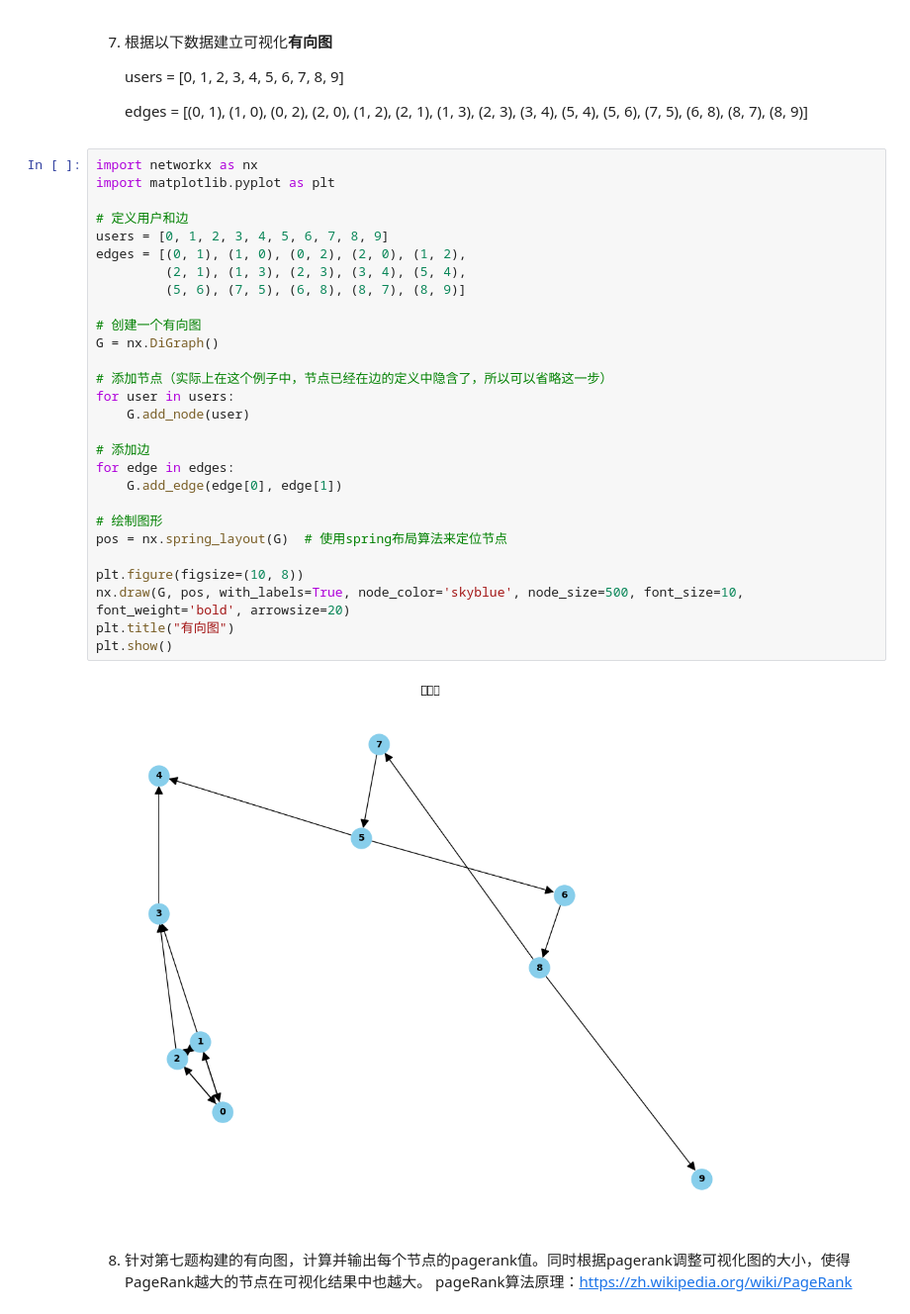
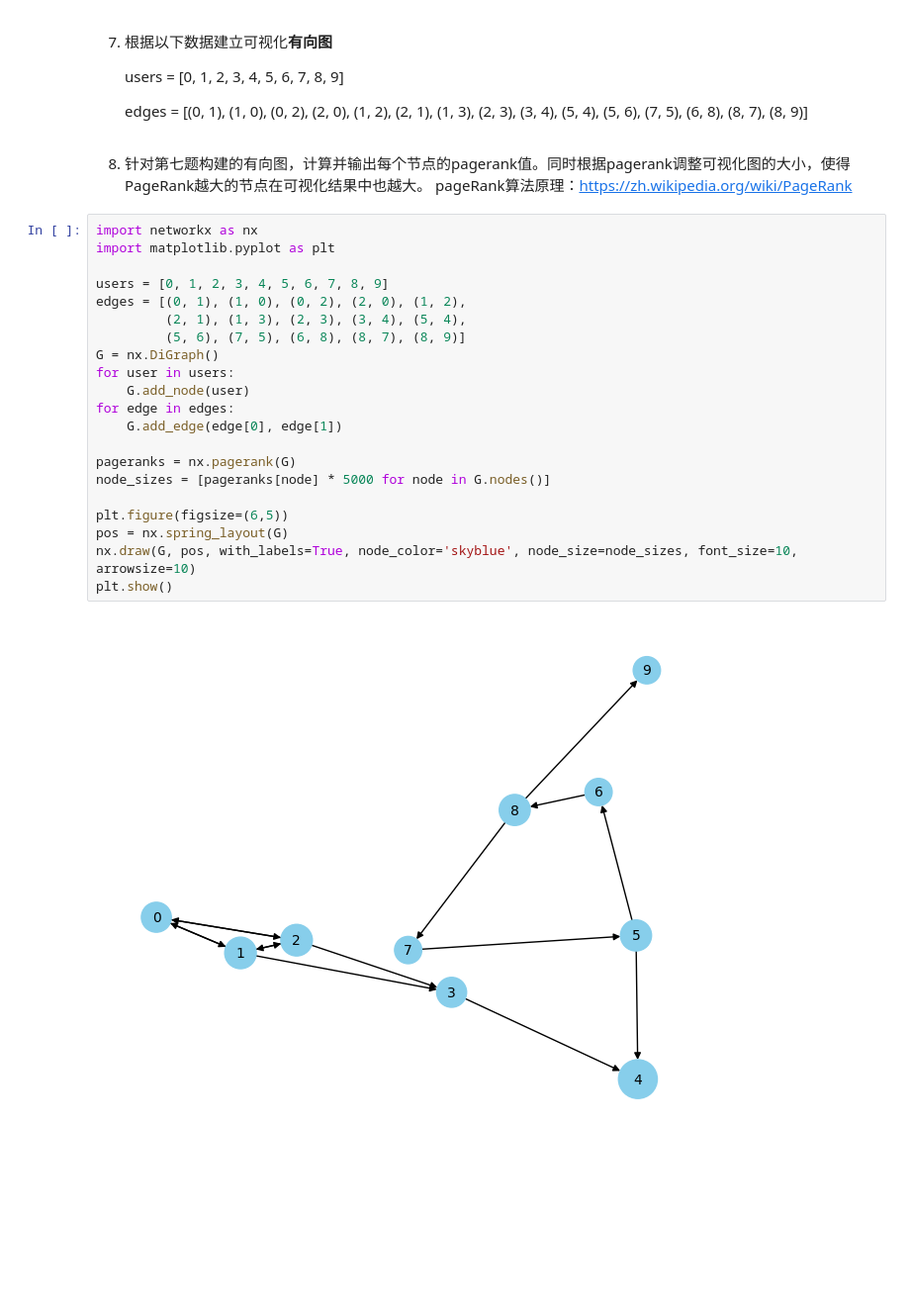
Before and after one commit to bouncekk/HomeWork, a Jupyter notebook: dase_homework/Homework6.ipynb, the cells around one changed output. Shown at 99% size. Saved outputs shown, nothing was run; the diff lists cells and outputs as text; blank space fills up the shorter version.

```diff
--- a/dase_homework/Homework6.ipynb
+++ b/dase_homework/Homework6.ipynb
@@ -87,36 +127,29 @@ plt.show()
     edges = [(0, 1), (1, 0), (0, 2), (2, 0), (1, 2),
                 (2, 1), (1, 3), (2, 3), (3, 4), (5, 4),
                 (5, 6), (7, 5), (6, 8), (8, 7), (8, 9)]
-# %%
-import networkx as nx
-import matplotlib.pyplot as plt
-
-# 定义用户和边
-users = [0, 1, 2, 3, 4, 5, 6, 7, 8, 9]
-edges = [(0, 1), (1, 0), (0, 2), (2, 0), (1, 2),
-         (2, 1), (1, 3), (2, 3), (3, 4), (5, 4),
-         (5, 6), (7, 5), (6, 8), (8, 7), (8, 9)]
-
-# 创建一个有向图
-G = nx.DiGraph()
-
-# 添加节点（实际上在这个例子中，节点已经在边的定义中隐含了，所以可以省略这一步）
-for user in users:
-    G.add_node(user)
-
-# 添加边
-for edge in edges:
-    G.add_edge(edge[0], edge[1])
-
-# 绘制图形
-pos = nx.spring_layout(G)  # 使用spring布局算法来定位节点
-
-plt.figure(figsize=(10, 8))
-nx.draw(G, pos, with_labels=True, node_color='skyblue', node_size=500, font_size=10, font_weight='bold', arrowsize=20)
-plt.title("有向图")
-plt.show()
-# %% [output]
-[figure, removed]
 # %% [markdown]
 8. 针对第七题构建的有向图，计算并输出每个节点的pagerank值。同时根据pagerank调整可视化图的大小，使得PageRank越大的节点在可视化结果中也越大。
     pageRank算法原理：https://zh.wikipedia.org/wiki/PageRank
+# %%
+import networkx as nx
+import matplotlib.pyplot as plt
+
+users = [0, 1, 2, 3, 4, 5, 6, 7, 8, 9]
+edges = [(0, 1), (1, 0), (0, 2), (2, 0), (1, 2),
+         (2, 1), (1, 3), (2, 3), (3, 4), (5, 4),
+         (5, 6), (7, 5), (6, 8), (8, 7), (8, 9)]
+G = nx.DiGraph()
+for user in users:
+    G.add_node(user)
+for edge in edges:
+    G.add_edge(edge[0], edge[1])
+
+pageranks = nx.pagerank(G)
+node_sizes = [pageranks[node] * 5000 for node in G.nodes()]
+
+plt.figure(figsize=(6,5))
+pos = nx.spring_layout(G)
+nx.draw(G, pos, with_labels=True, node_color='skyblue', node_size=node_sizes, font_size=10, arrowsize=10)
+plt.show()
+# %% [output]
+[figure, added]
```
Also changed, not shown: parts of 7 cells of this notebook, 2 other files.
